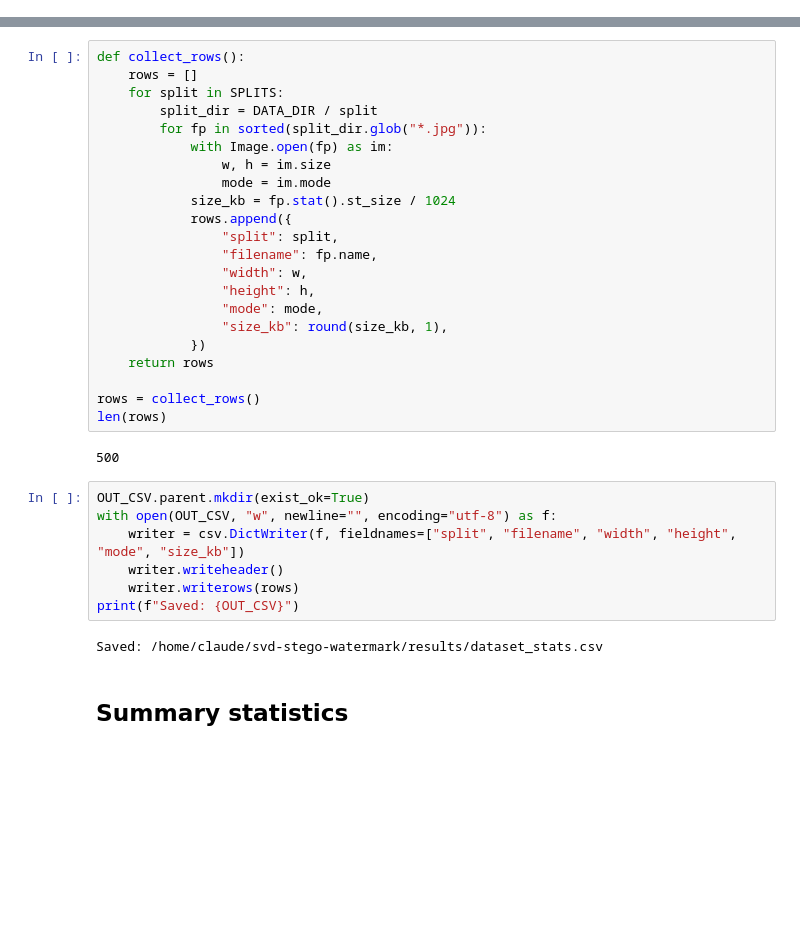
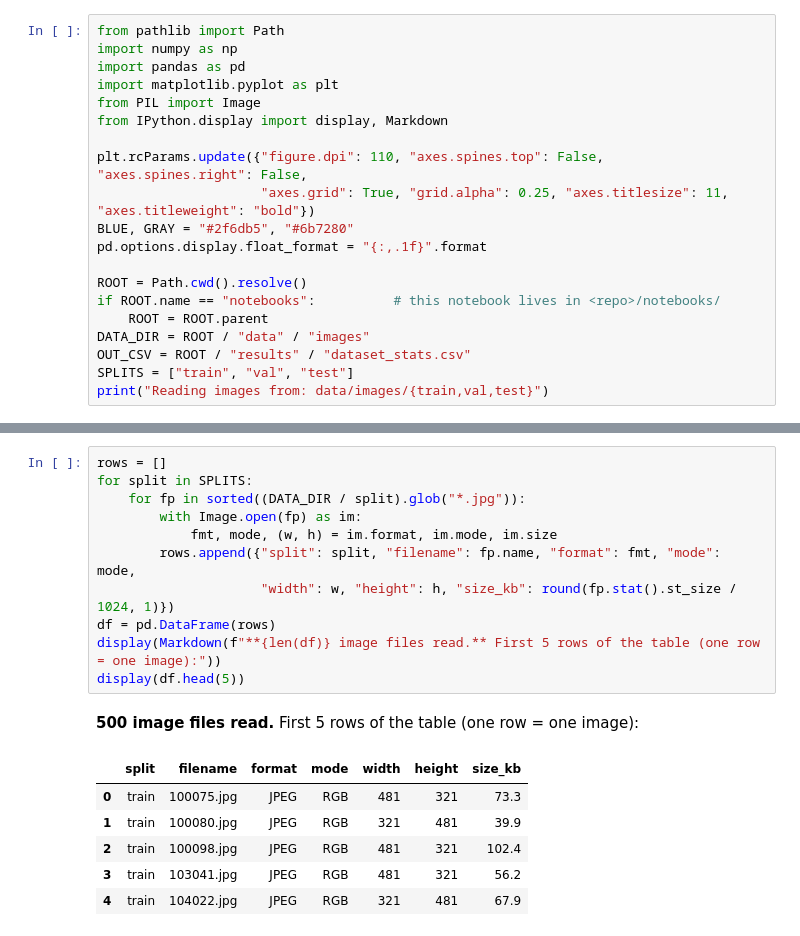
Before and after one commit to XoSTka/linear-project, a Jupyter notebook: notebooks/00_dataset_stats.ipynb, the cells around one changed output, grey strips where cells are left out. Cells and saved outputs as stored; diff of their text form; blank space fills up the shorter version.

```diff
--- a/notebooks/00_dataset_stats.ipynb
+++ b/notebooks/00_dataset_stats.ipynb
@@ -22,0 +18,20 @@ Data directory: /home/claude/svd-stego-watermark/data/images
+# %%
+from pathlib import Path
+import numpy as np
+import pandas as pd
+import matplotlib.pyplot as plt
+from PIL import Image
+from IPython.display import display, Markdown
+
+plt.rcParams.update({"figure.dpi": 110, "axes.spines.top": False, "axes.spines.right": False,
+                     "axes.grid": True, "grid.alpha": 0.25, "axes.titlesize": 11, "axes.titleweight": "bold"})
+BLUE, GRAY = "#2f6db5", "#6b7280"
+pd.options.display.float_format = "{:,.1f}".format
+
+ROOT = Path.cwd().resolve()
+if ROOT.name == "notebooks":          # this notebook lives in <repo>/notebooks/
+    ROOT = ROOT.parent
+DATA_DIR = ROOT / "data" / "images"
+OUT_CSV = ROOT / "results" / "dataset_stats.csv"
+SPLITS = ["train", "val", "test"]
+print("Reading images from: data/images/{train,val,test}")
@@ -23,35 +46,19 @@ Data directory: /home/claude/svd-stego-watermark/data/images
 # %%
-def collect_rows():
-    rows = []
-    for split in SPLITS:
-        split_dir = DATA_DIR / split
-        for fp in sorted(split_dir.glob("*.jpg")):
-            with Image.open(fp) as im:
-                w, h = im.size
-                mode = im.mode
-            size_kb = fp.stat().st_size / 1024
-            rows.append({
-                "split": split,
-                "filename": fp.name,
-                "width": w,
-                "height": h,
-                "mode": mode,
-                "size_kb": round(size_kb, 1),
-            })
-    return rows
-
-rows = collect_rows()
-len(rows)
+rows = []
+for split in SPLITS:
+    for fp in sorted((DATA_DIR / split).glob("*.jpg")):
+        with Image.open(fp) as im:
+            fmt, mode, (w, h) = im.format, im.mode, im.size
+        rows.append({"split": split, "filename": fp.name, "format": fmt, "mode": mode,
+                     "width": w, "height": h, "size_kb": round(fp.stat().st_size / 1024, 1)})
+df = pd.DataFrame(rows)
+display(Markdown(f"**{len(df)} image files read.** First 5 rows of the table (one row = one image):"))
+display(df.head(5))
 # %% [output]
-500
+**500 image files read.** First 5 rows of the table (one row = one image):
+|  | split | filename | format | mode | width | height | size_kb |
+| 0 | train | 100075.jpg | JPEG | RGB | 481 | 321 | 73.3 |
+| 1 | train | 100080.jpg | JPEG | RGB | 321 | 481 | 39.9 |
+| 2 | train | 100098.jpg | JPEG | RGB | 481 | 321 | 102.4 |
+| 3 | train | 103041.jpg | JPEG | RGB | 481 | 321 | 56.2 |
+| 4 | train | 104022.jpg | JPEG | RGB | 321 | 481 | 67.9 |
-# %%
-OUT_CSV.parent.mkdir(exist_ok=True)
-with open(OUT_CSV, "w", newline="", encoding="utf-8") as f:
-    writer = csv.DictWriter(f, fieldnames=["split", "filename", "width", "height", "mode", "size_kb"])
-    writer.writeheader()
-    writer.writerows(rows)
-print(f"Saved: {OUT_CSV}")
-# %% [output]
-Saved: /home/claude/svd-stego-watermark/results/dataset_stats.csv
-# %% [markdown]
-## Summary statistics
```
Also changed, not shown: parts of 20 cells of this notebook, 42 other files.
